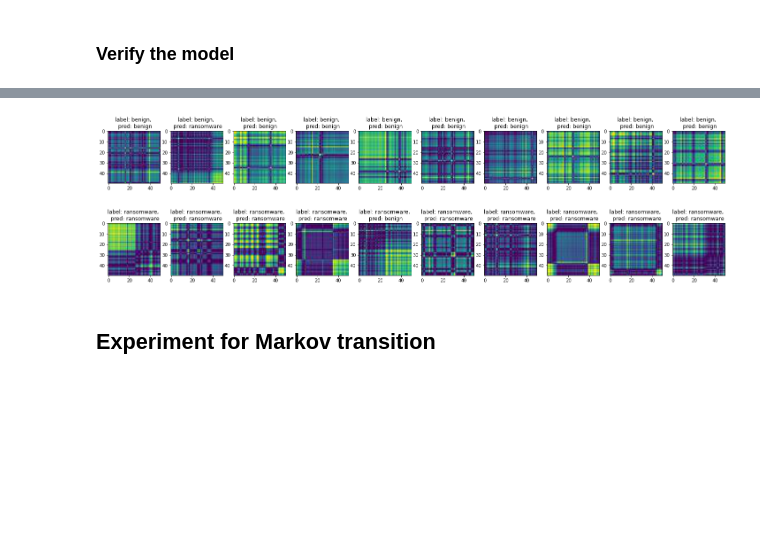
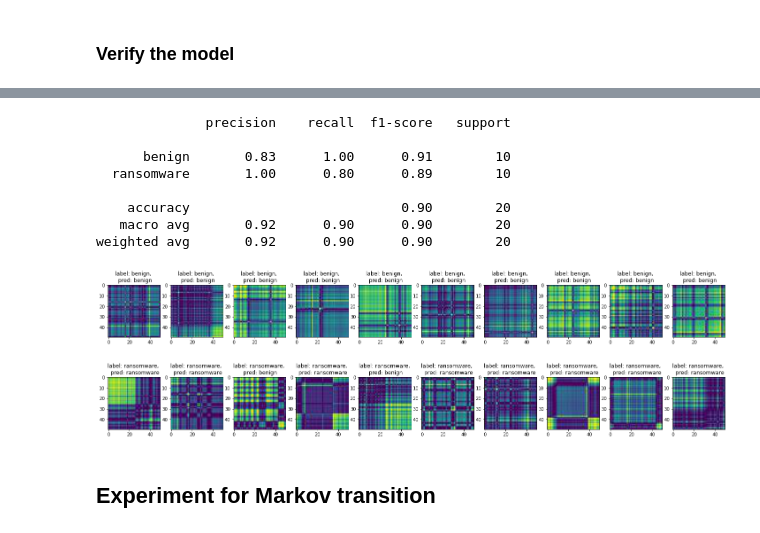
Before and after one commit to olihofmann/cas-aml, a Jupyter notebook: crypto-ransomware-detection/create-cr-cnn-model.ipynb, the cells around one changed output, grey strips where cells are left out. Drawn from its saved outputs; the diff is of its cells as text; code cells hidden in the pictures; blank space fills up the shorter version.

```diff
--- a/crypto-ransomware-detection/create-cr-cnn-model.ipynb
+++ b/crypto-ransomware-detection/create-cr-cnn-model.ipynb
@@ -331,3 +352,9 @@ Reusing TensorBoard on port 6012 (pid 25844), started 1:27:50 ago. (Use '!kill 2
 [interactive output not drawn]
 # %% [markdown]
 ### Verify the model
+# %%
+validation_model_gaf = BaselineNetwork(number_of_classes=len(gaf_idx_to_class), image_size=50)
+checkpoint_gaf = torch.load("checkpoints/CR-GAF/best-checkpoint.ckpt")
+
+validation_model_gaf.load_state_dict(checkpoint_gaf["state_dict"])
+validation_model_gaf.eval()
@@ -334,8 +372,16 @@ Reusing TensorBoard on port 6012 (pid 25844), started 1:27:50 ago. (Use '!kill 2
 # %%
 test_gaf_dataloader = DataLoader(test_gaf_dataset, batch_size=1, num_workers=0)
-eval_model(test_gaf_dataloader, gaf_idx_to_class, gaf_model)
+eval_model(test_gaf_dataloader, gaf_idx_to_class, validation_model_gaf)
 # %% [output]
+              precision    recall  f1-score   support
+
+      benign       0.83      1.00      0.91        10
+  ransomware       1.00      0.80      0.89        10
+
+    accuracy                           0.90        20
+   macro avg       0.92      0.90      0.90        20
+weighted avg       0.92      0.90      0.90        20
-[figure, old version]
+[figure, new version]
 # %% [markdown]
 ## Experiment for Markov transition
 # %%
```
Also changed, not shown: parts of 10 cells of this notebook.
